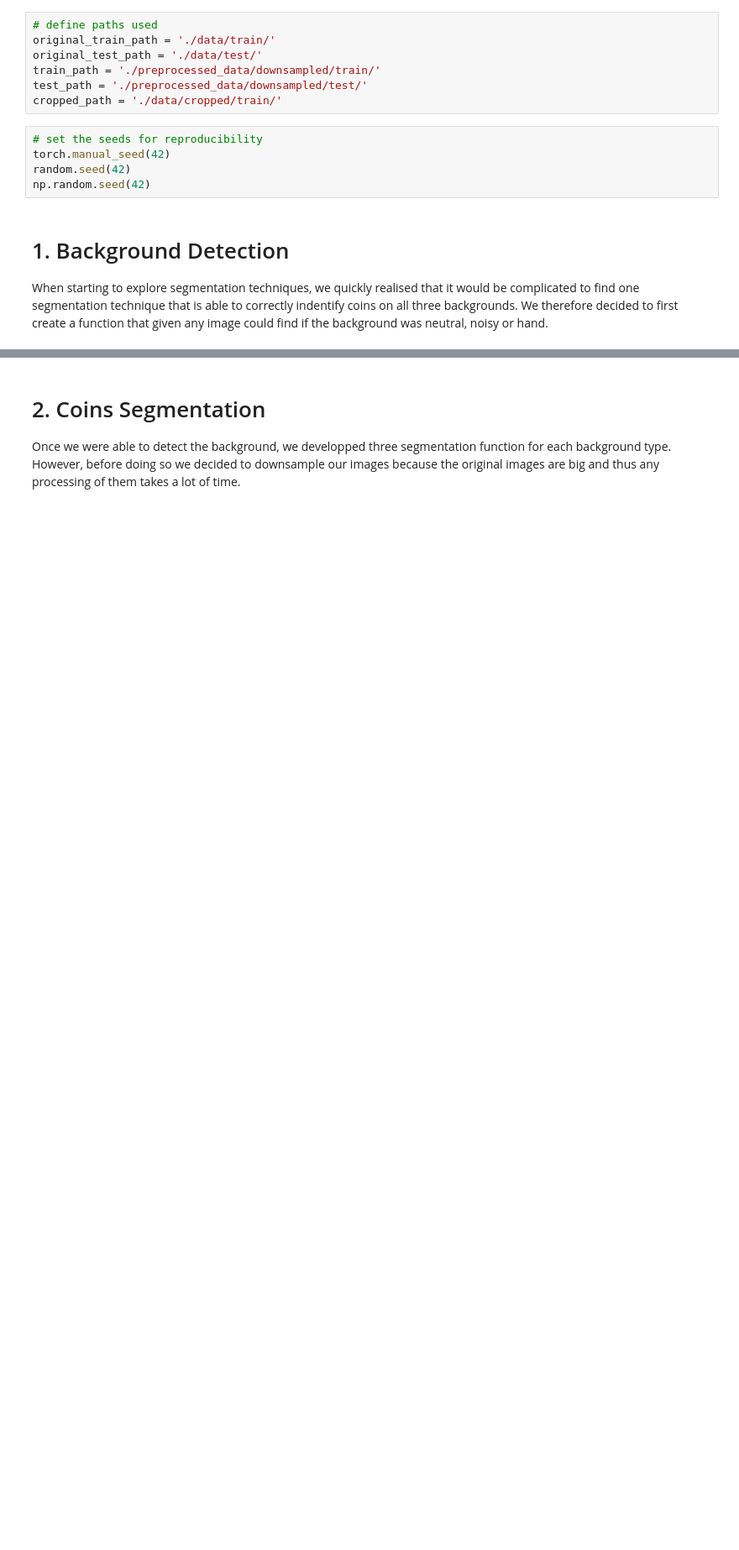
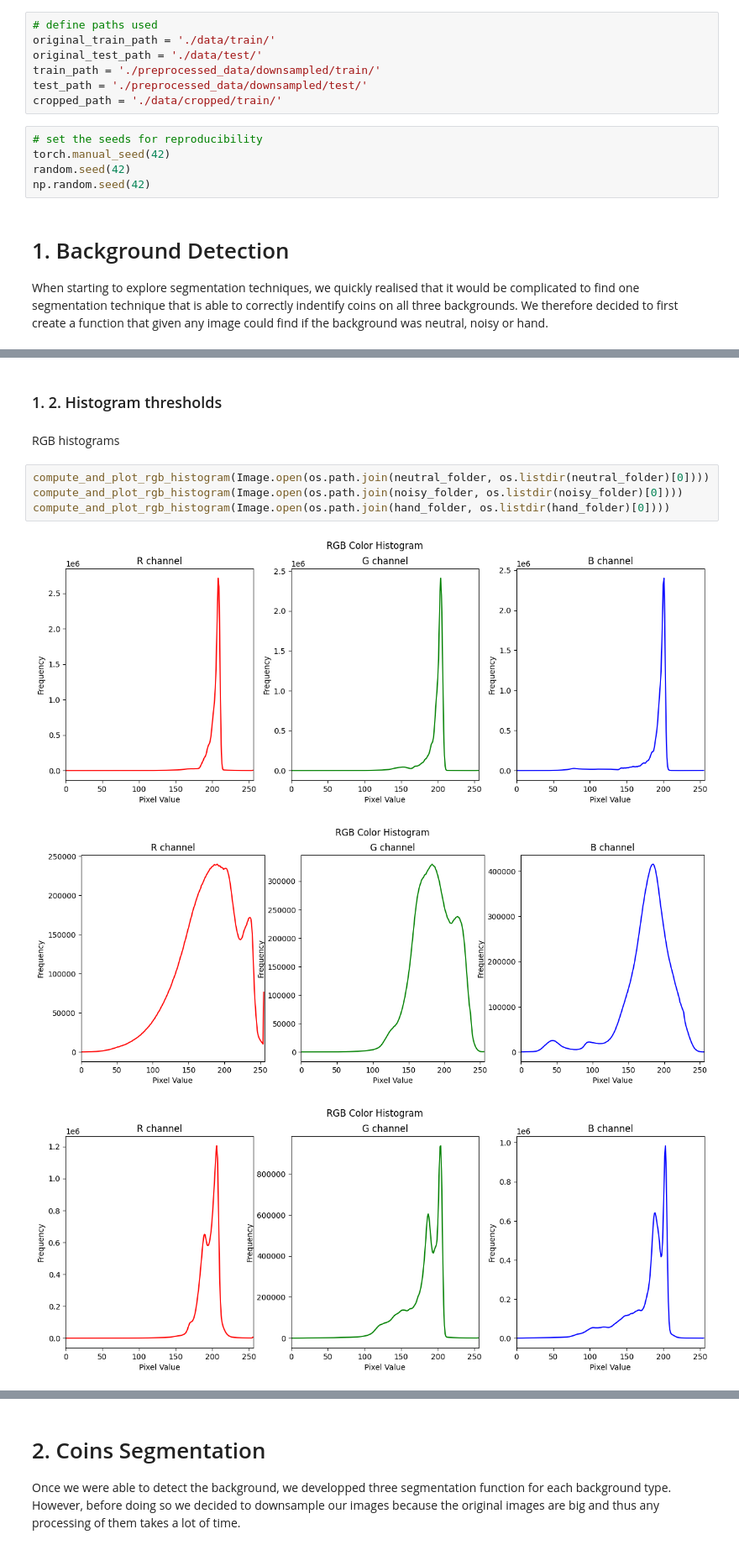
Before and after one commit to raphaellehartwig/iapr_group_55, a Jupyter notebook: project/rapport_Lucille.ipynb, the cells around one changed output, grey strips where cells are left out. Shown at 84% size. Saved outputs shown, nothing was run; the diff lists cells and outputs as text; blank space fills up the shorter version.

```diff
--- a/project/rapport_Lucille.ipynb
+++ b/project/rapport_Lucille.ipynb
@@ -51,0 +128,12 @@ When starting to explore segmentation techniques, we quickly realised that it wo
+# %% [markdown]
+### 1. 2. Histogram thresholds
+# %% [markdown]
+RGB histograms
+# %%
+compute_and_plot_rgb_histogram(Image.open(os.path.join(neutral_folder, os.listdir(neutral_folder)[0])))
+compute_and_plot_rgb_histogram(Image.open(os.path.join(noisy_folder, os.listdir(noisy_folder)[0])))
+compute_and_plot_rgb_histogram(Image.open(os.path.join(hand_folder, os.listdir(hand_folder)[0])))
+# %% [output]
+[figure, added]
+[figure, added]
+[figure, added]
```
Also changed, not shown: parts of 35 cells of this notebook.
